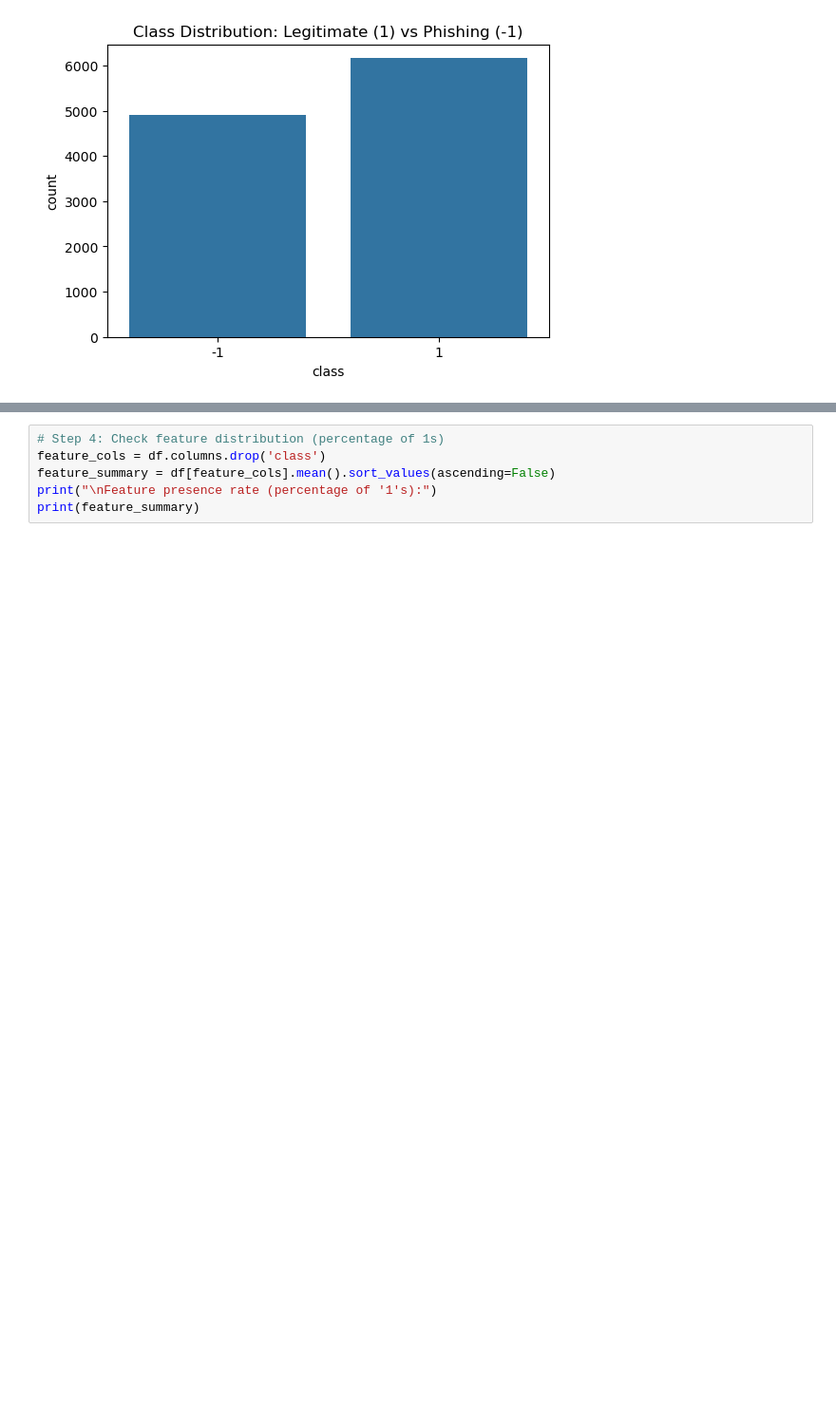
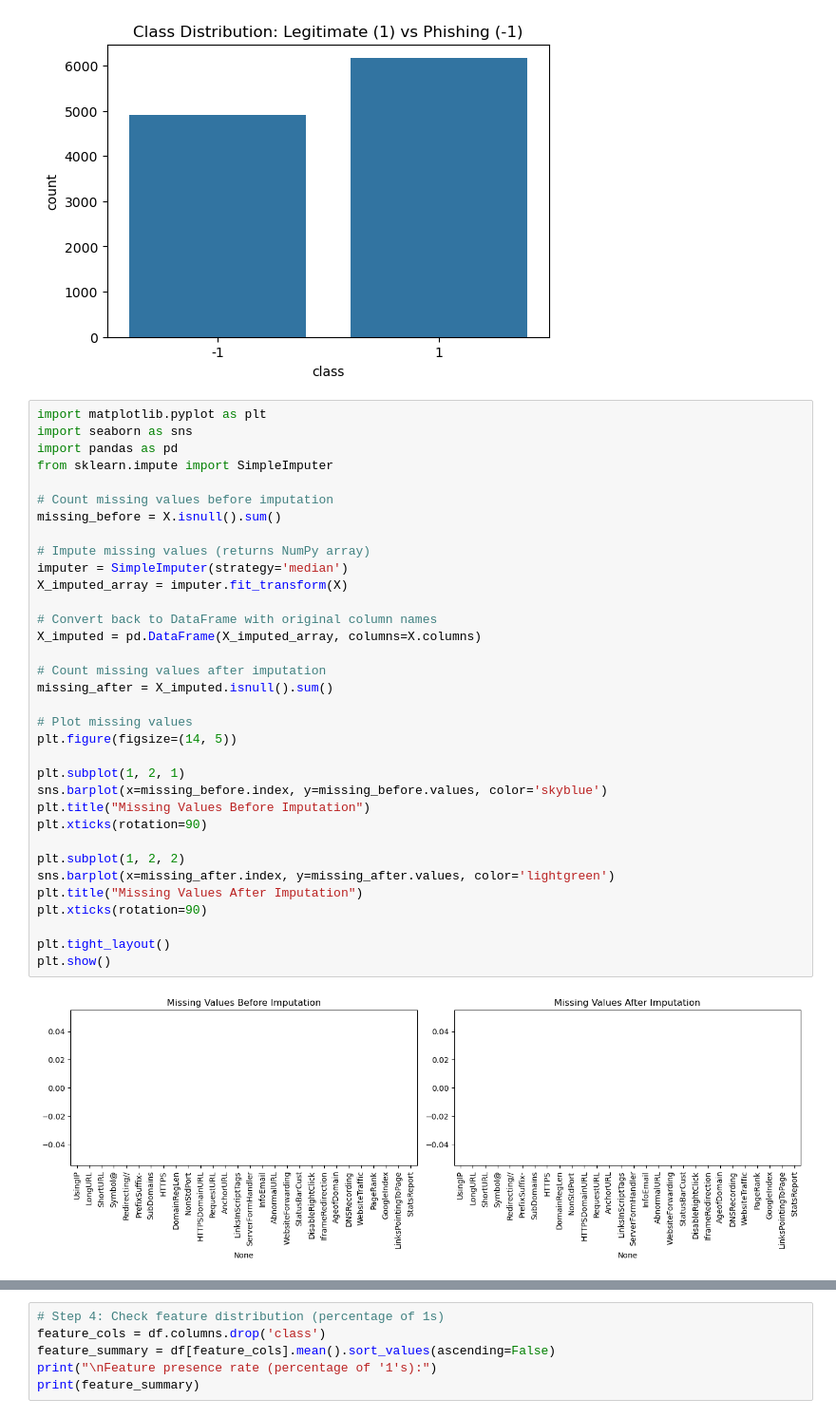
Before and after one commit to abedassi2001/CyberSecurity-PipeLine, a Jupyter notebook: PipeLineCode.ipynb, the cells around one changed output, grey strips where cells are left out. Shown: that part at 95% size. Drawn from its saved outputs; the diff is of its cells as text; blank space fills up the shorter version.

```diff
--- a/PipeLineCode.ipynb
+++ b/PipeLineCode.ipynb
@@ -43,3 +86,39 @@ class
 -1    4897
 Name: count, dtype: int64
 [figure]
+# %%
+import matplotlib.pyplot as plt
+import seaborn as sns
+import pandas as pd
+from sklearn.impute import SimpleImputer
+
+# Count missing values before imputation
+missing_before = X.isnull().sum()
+
+# Impute missing values (returns NumPy array)
+imputer = SimpleImputer(strategy='median')
+X_imputed_array = imputer.fit_transform(X)
+
+# Convert back to DataFrame with original column names
+X_imputed = pd.DataFrame(X_imputed_array, columns=X.columns)
+
+# Count missing values after imputation
+missing_after = X_imputed.isnull().sum()
+
+# Plot missing values
+plt.figure(figsize=(14, 5))
+
+plt.subplot(1, 2, 1)
+sns.barplot(x=missing_before.index, y=missing_before.values, color='skyblue')
+plt.title("Missing Values Before Imputation")
+plt.xticks(rotation=90)
+
+plt.subplot(1, 2, 2)
+sns.barplot(x=missing_after.index, y=missing_after.values, color='lightgreen')
+plt.title("Missing Values After Imputation")
+plt.xticks(rotation=90)
+
+plt.tight_layout()
+plt.show()
+# %% [output]
+[figure, added]
```
Also changed, not shown: parts of 7 cells of this notebook.
